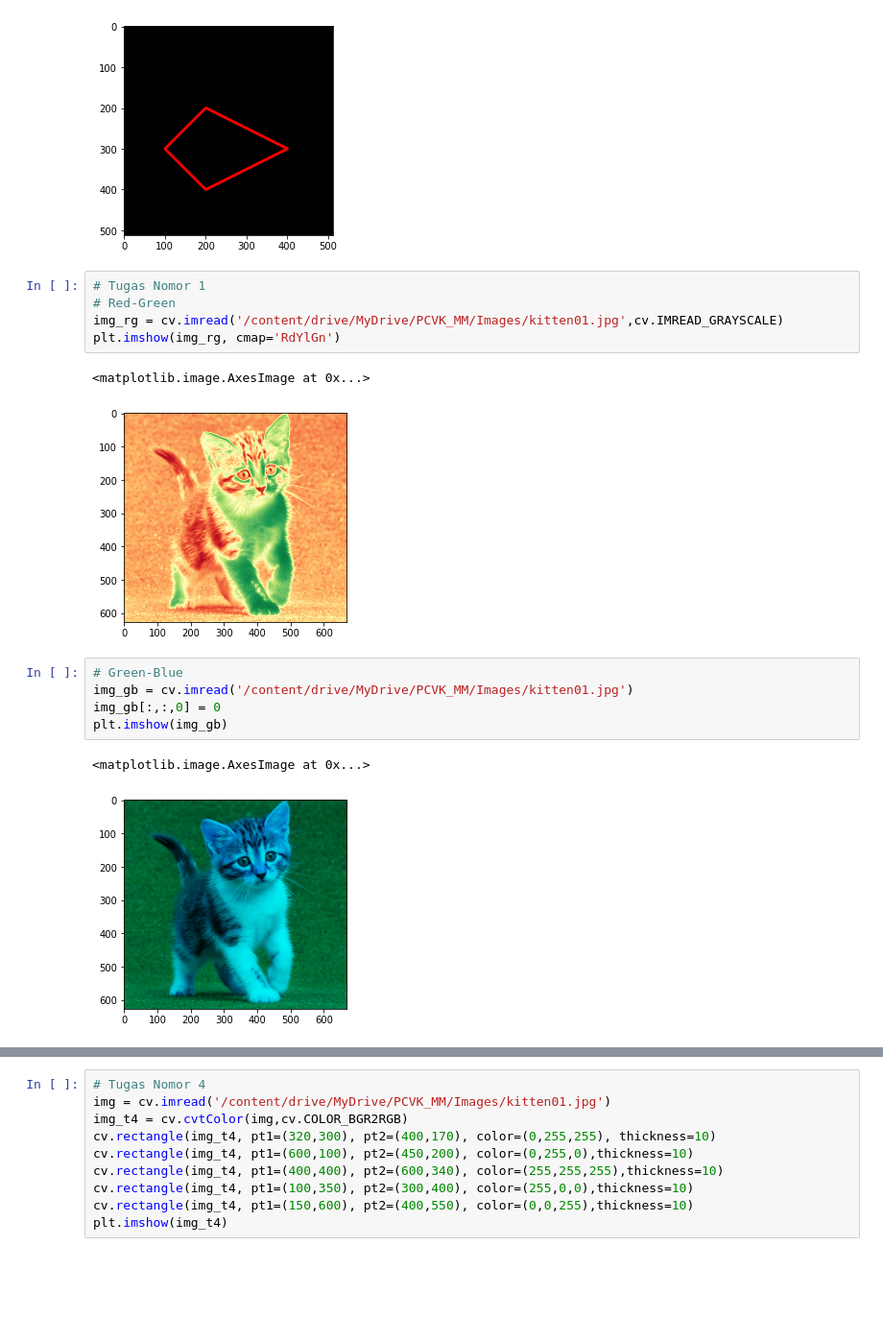
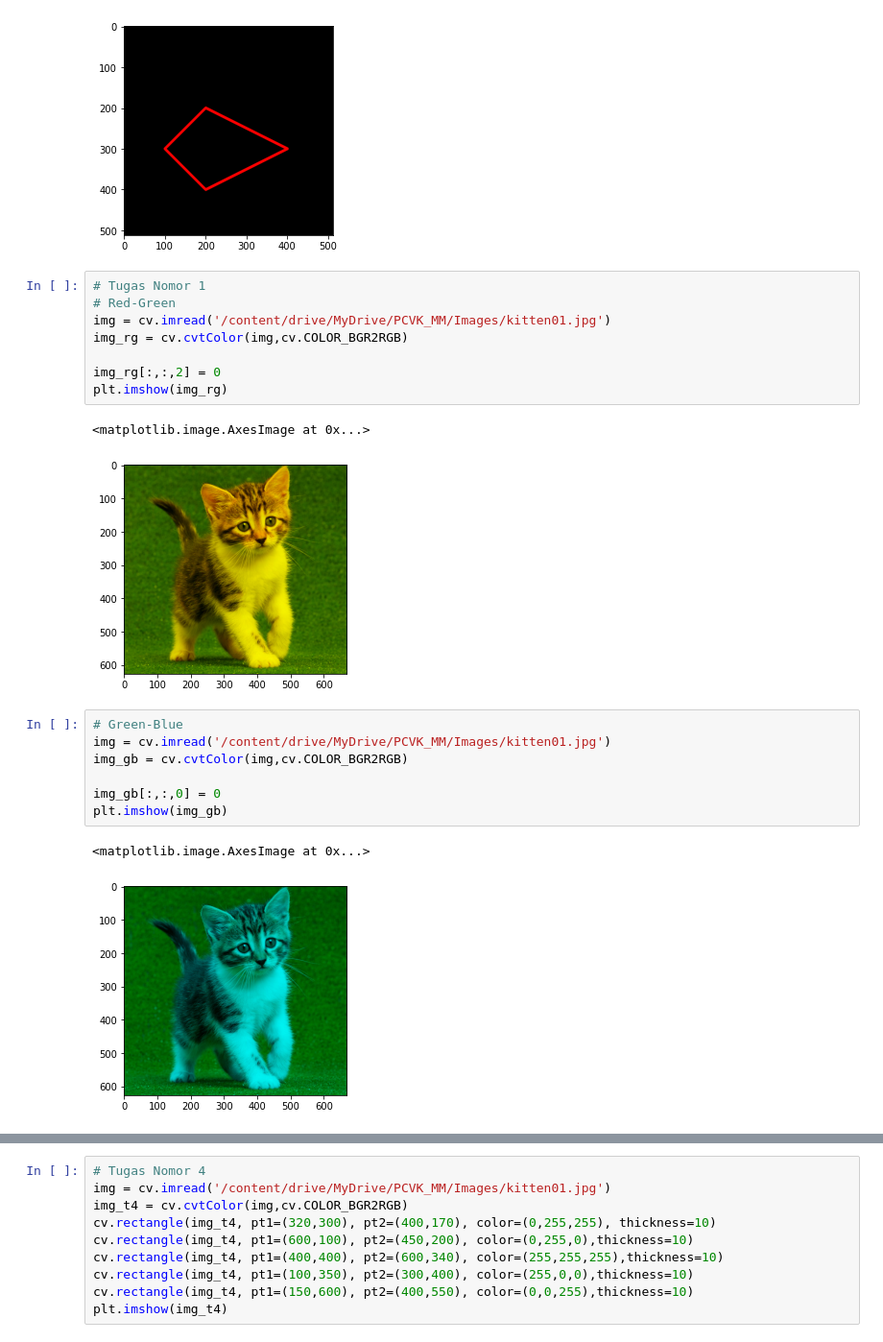
Before and after one commit to NadiaLayraAziza/PCVK_Genap_2022, a Jupyter notebook: Week2.ipynb, the cells around one changed output, grey strips where cells are left out. Shown at 96% size. Cells and saved outputs as stored; diff of their text form; blank space fills up the shorter version.

```diff
--- a/Week2.ipynb
+++ b/Week2.ipynb
@@ -131,18 +131,23 @@ plt.imshow(black_img2)
 # %%
 # Tugas Nomor 1
 # Red-Green
-img_rg = cv.imread('/content/drive/MyDrive/PCVK_MM/Images/kitten01.jpg',cv.IMREAD_GRAYSCALE)
-plt.imshow(img_rg, cmap='RdYlGn')
+img = cv.imread('/content/drive/MyDrive/PCVK_MM/Images/kitten01.jpg')
+img_rg = cv.cvtColor(img,cv.COLOR_BGR2RGB)
+
+img_rg[:,:,2] = 0
+plt.imshow(img_rg)
 # %% [output]
 <matplotlib.image.AxesImage at 0x...>
-[figure, old version]
+[figure, new version]
 # %%
 # Green-Blue
-img_gb = cv.imread('/content/drive/MyDrive/PCVK_MM/Images/kitten01.jpg')
+img = cv.imread('/content/drive/MyDrive/PCVK_MM/Images/kitten01.jpg')
+img_gb = cv.cvtColor(img,cv.COLOR_BGR2RGB)
+
 img_gb[:,:,0] = 0
 plt.imshow(img_gb)
 # %% [output]
 <matplotlib.image.AxesImage at 0x...>
-[figure, old version]
+[figure, new version]
 # %%
 # Tugas Nomor 2
```
Also changed, not shown: parts of 3 cells of this notebook.
